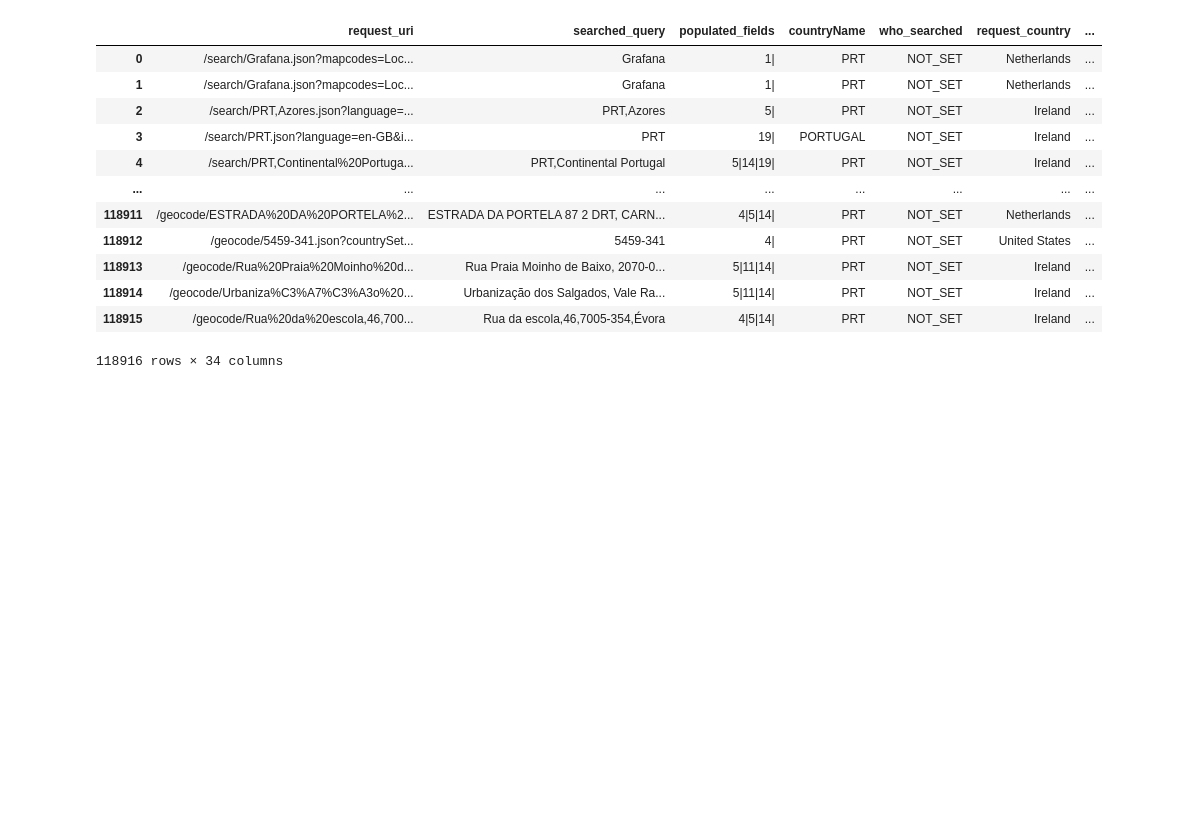
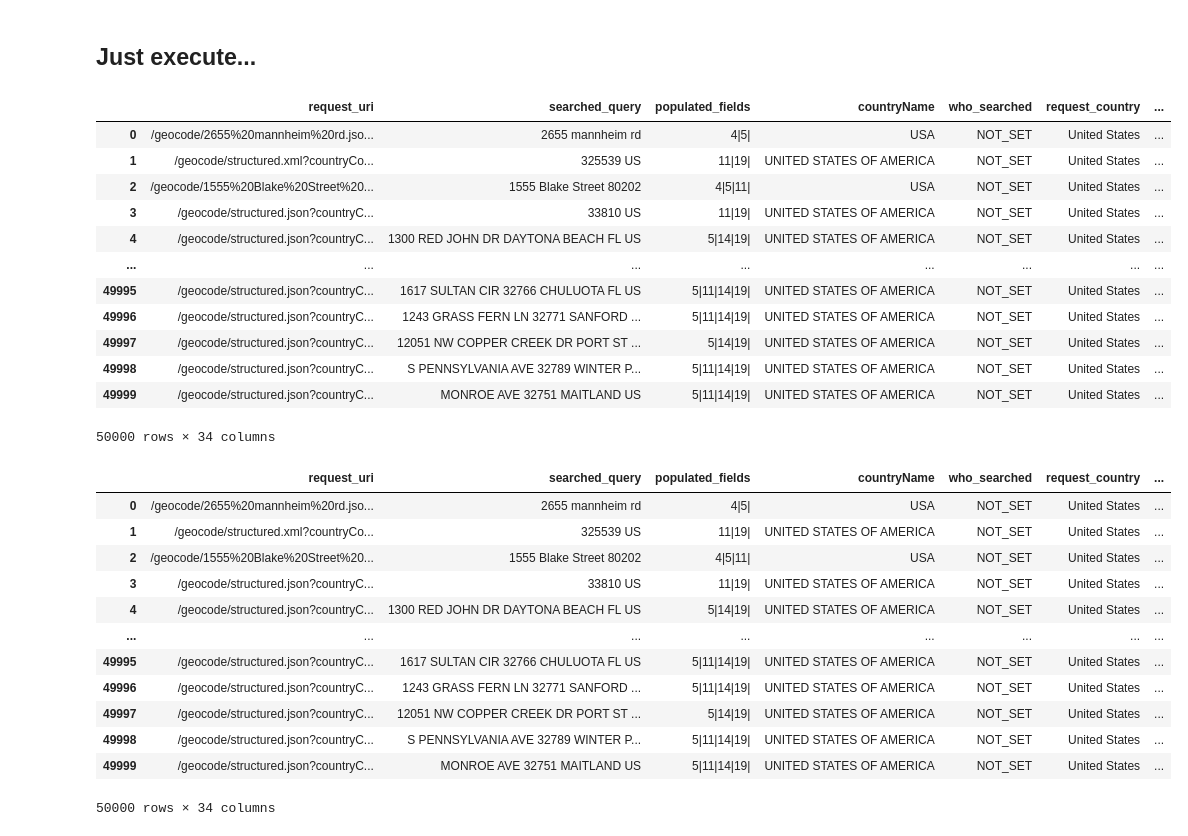
Before and after one commit to micheldavidovich-tomtom/workspace, a Jupyter notebook: main_folder/1.1_preprocessing_ADX_sample_data.ipynb, the cells around one changed output. Cells and saved outputs as stored; diff of their text form; code cells hidden in the pictures; blank space fills up the shorter version.

```diff
--- a/main_folder/1.1_preprocessing_ADX_sample_data.ipynb
+++ b/main_folder/1.1_preprocessing_ADX_sample_data.ipynb
@@ -5,3 +16,15 @@ import pandas as pd
+# %%
+# Select the country code
+country_code = 'US'
+
+# Select reading path (should be located on the /data folder):
+read_path = '/workspace/main_folder/main_folder/data/complete_responses_10-11-2022_US.parquet'
+# %% [markdown]
+## Just execute...
+# %%
+# Advanced: You can change the save path here. If you have any doubts, just leave it as is
+# This path creates itself automatically, so no need to change it.
+save_path = f'/workspace/main_folder/main_folder/parsed_data/{country_code}_version{version}.parquet'
 # %%
 def extract_format_from_path(path: str) -> str:
     """Function that extracts the file from a path that contains the format at the end and no other points in the file name.
@@ -18,13 +41,15 @@ def extract_format_from_path(path: str) -> str:
     else:
         return match.group(1)
 
-def parse_libpostal_and_structured_geocode(path: str, sep: str = ';', header: bool = True) -> pd.DataFrame:
+def parse_libpostal_and_structured_geocode(path: str, save_path: str, sep: str = ';', header: bool = True) -> pd.DataFrame:
     """Function that gets the DataFrame and parses the libpostal responses and the structured geocoding responses. It basically returns a DataFrame with all the relevant data parsed!
 
     :param df: DataFrame that contains the data as obtained from the sampling process in the search_logs_insights table in ADX.
     :type df: pd.DataFrame
     :param path: Specifies the path from which to read the data.
     :type path: str
+    :param save_path: Specifies the path on which you want to save the data.
+    :type save_path: str
     :param sep: Separator in case you use the csv format, defaults to ';'
     :type sep: str or None, optional
     :param header: Whether you want the first row of the csv to be the columns of the DataFrame, defaults to True, which means the first row of the csv has the column names for the DataFrame.
@@ -44,20 +69,42 @@ def parse_libpostal_and_structured_geocode(path: str, sep: str = ';', header: bo
     df = preprocess_ADX_search_logs_insights_data.parse_libpostal(df)
     df = preprocess_ADX_search_logs_insights_data.get_s2sG_results(df)
 
+    display(df)
+
+    df.to_parquet(save_path)
+
     return df
-# %%
-parse_libpostal_and_structured_geocode('/workspace/notebooks/data/complete_responses_26-10-2022_PT.parquet')
-# %% [output]
-|  | request_uri | searched_query | populated_fields | countryName | who_searched | request_country | ... |
-| 0 | /search/Grafana.json?mapcodes=Loc... | Grafana | 1| | PRT | NOT_SET | Netherlands | ... |
-| 1 | /search/Grafana.json?mapcodes=Loc... | Grafana | 1| | PRT | NOT_SET | Netherlands | ... |
-| 2 | /search/PRT,Azores.json?language=... | PRT,Azores | 5| | PRT | NOT_SET | Ireland | ... |
-| 3 | /search/PRT.json?language=en-GB&i... | PRT | 19| | PORTUGAL | NOT_SET | Ireland | ... |
-| 4 | /search/PRT,Continental%20Portuga... | PRT,Continental Portugal | 5|14|19| | PRT | NOT_SET | Ireland | ... |
-| ... | ... | ... | ... | ... | ... | ... | ... |
-| 118911 | /geocode/ESTRADA%20DA%20PORTELA%2... | ESTRADA DA PORTELA 87 2 DRT, CARN... | 4|5|14| | PRT | NOT_SET | Netherlands | ... |
-| 118912 | /geocode/5459-341.json?countrySet... | 5459-341 | 4| | PRT | NOT_SET | United States | ... |
-| 118913 | /geocode/Rua%20Praia%20Moinho%20d... | Rua Praia Moinho de Baixo, 2070-0... | 5|11|14| | PRT | NOT_SET | Ireland | ... |
-| 118914 | /geocode/Urbaniza%C3%A7%C3%A3o%20... | Urbanização dos Salgados, Vale Ra... | 5|11|14| | PRT | NOT_SET | Ireland | ... |
-| 118915 | /geocode/Rua%20da%20escola,46,700... | Rua da escola,46,7005-354,Évora | 4|5|14| | PRT | NOT_SET | Ireland | ... |
-118916 rows × 34 columns
+# %%
+parse_libpostal_and_structured_geocode(
+    path=read_path,
+    save_path=save_path,
+    sep=';',
+    header=True
+)
+# %% [output]
+|  | request_uri | searched_query | populated_fields | countryName | who_searched | request_country | ... |
+| 0 | /geocode/2655%20mannheim%20rd.jso... | 2655 mannheim rd | 4|5| | USA | NOT_SET | United States | ... |
+| 1 | /geocode/structured.xml?countryCo... | 325539 US | 11|19| | UNITED STATES OF AMERICA | NOT_SET | United States | ... |
+| 2 | /geocode/1555%20Blake%20Street%20... | 1555 Blake Street 80202 | 4|5|11| | USA | NOT_SET | United States | ... |
+| 3 | /geocode/structured.json?countryC... | 33810 US | 11|19| | UNITED STATES OF AMERICA | NOT_SET | United States | ... |
+| 4 | /geocode/structured.json?countryC... | 1300 RED JOHN DR DAYTONA BEACH FL US | 5|14|19| | UNITED STATES OF AMERICA | NOT_SET | United States | ... |
+| ... | ... | ... | ... | ... | ... | ... | ... |
+| 49995 | /geocode/structured.json?countryC... | 1617 SULTAN CIR 32766 CHULUOTA FL US | 5|11|14|19| | UNITED STATES OF AMERICA | NOT_SET | United States | ... |
+| 49996 | /geocode/structured.json?countryC... | 1243 GRASS FERN LN 32771 SANFORD ... | 5|11|14|19| | UNITED STATES OF AMERICA | NOT_SET | United States | ... |
+| 49997 | /geocode/structured.json?countryC... | 12051 NW COPPER CREEK DR PORT ST ... | 5|14|19| | UNITED STATES OF AMERICA | NOT_SET | United States | ... |
+| 49998 | /geocode/structured.json?countryC... | S PENNSYLVANIA AVE 32789 WINTER P... | 5|11|14|19| | UNITED STATES OF AMERICA | NOT_SET | United States | ... |
+| 49999 | /geocode/structured.json?countryC... | MONROE AVE 32751 MAITLAND US | 5|11|14|19| | UNITED STATES OF AMERICA | NOT_SET | United States | ... |
+50000 rows × 34 columns
+|  | request_uri | searched_query | populated_fields | countryName | who_searched | request_country | ... |
+| 0 | /geocode/2655%20mannheim%20rd.jso... | 2655 mannheim rd | 4|5| | USA | NOT_SET | United States | ... |
+| 1 | /geocode/structured.xml?countryCo... | 325539 US | 11|19| | UNITED STATES OF AMERICA | NOT_SET | United States | ... |
+| 2 | /geocode/1555%20Blake%20Street%20... | 1555 Blake Street 80202 | 4|5|11| | USA | NOT_SET | United States | ... |
+| 3 | /geocode/structured.json?countryC... | 33810 US | 11|19| | UNITED STATES OF AMERICA | NOT_SET | United States | ... |
+| 4 | /geocode/structured.json?countryC... | 1300 RED JOHN DR DAYTONA BEACH FL US | 5|14|19| | UNITED STATES OF AMERICA | NOT_SET | United States | ... |
+| ... | ... | ... | ... | ... | ... | ... | ... |
+| 49995 | /geocode/structured.json?countryC... | 1617 SULTAN CIR 32766 CHULUOTA FL US | 5|11|14|19| | UNITED STATES OF AMERICA | NOT_SET | United States | ... |
+| 49996 | /geocode/structured.json?countryC... | 1243 GRASS FERN LN 32771 SANFORD ... | 5|11|14|19| | UNITED STATES OF AMERICA | NOT_SET | United States | ... |
+| 49997 | /geocode/structured.json?countryC... | 12051 NW COPPER CREEK DR PORT ST ... | 5|14|19| | UNITED STATES OF AMERICA | NOT_SET | United States | ... |
+| 49998 | /geocode/structured.json?countryC... | S PENNSYLVANIA AVE 32789 WINTER P... | 5|11|14|19| | UNITED STATES OF AMERICA | NOT_SET | United States | ... |
+| 49999 | /geocode/structured.json?countryC... | MONROE AVE 32751 MAITLAND US | 5|11|14|19| | UNITED STATES OF AMERICA | NOT_SET | United States | ... |
+50000 rows × 34 columns
```
Also changed, not shown: parts of 3 cells of this notebook, 20 other files.
